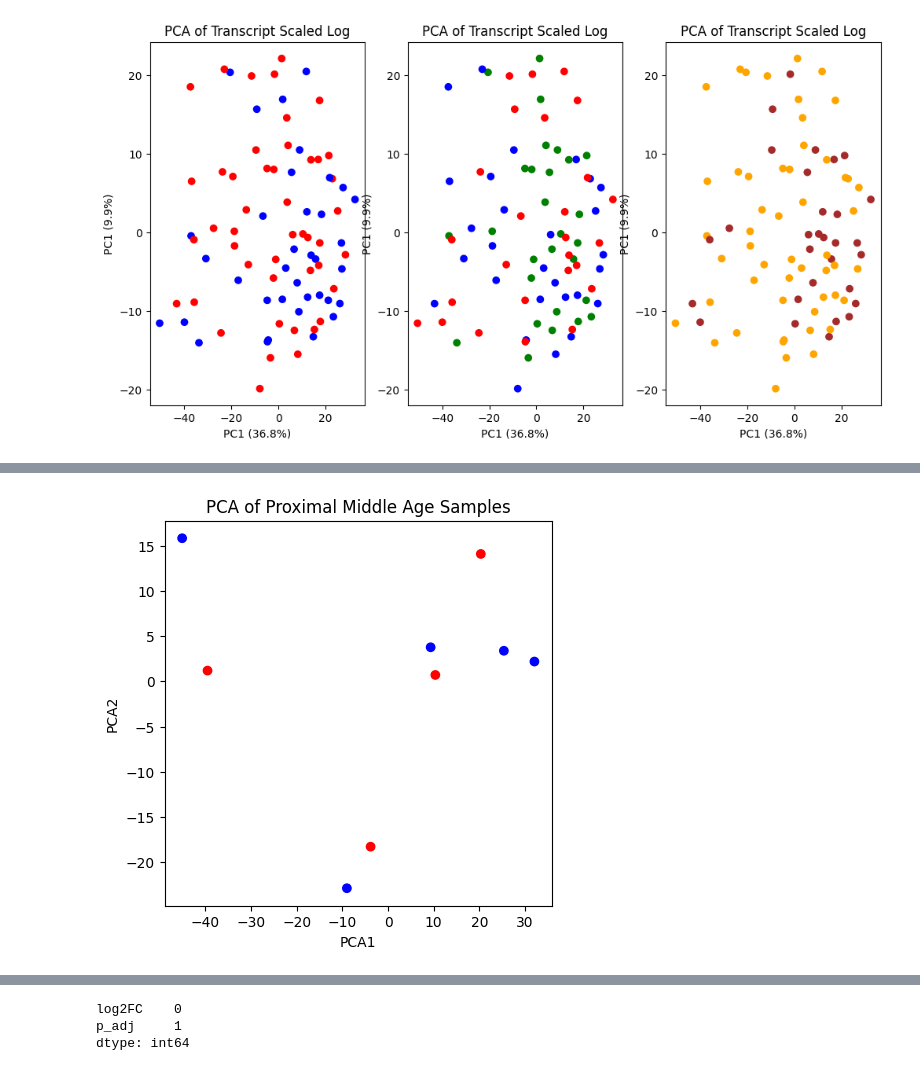
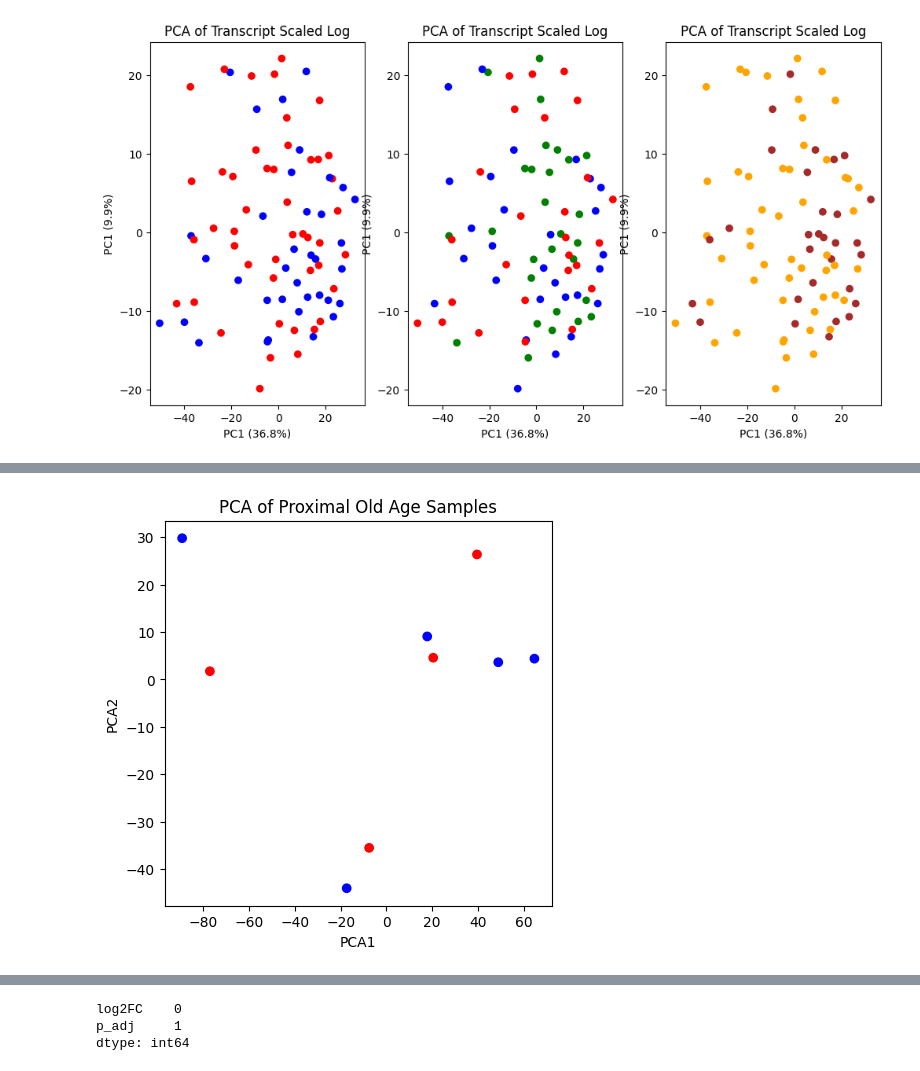
Before and after one commit to CadenBold/intestinal-omics, a Jupyter notebook: working.ipynb, the cells around one changed output, grey strips where cells are left out. Saved outputs shown, nothing was run; the diff lists cells and outputs as text; code cells hidden in the pictures.

```diff
--- a/working.ipynb
+++ b/working.ipynb
@@ -511,21 +626,21 @@ plt.show()
 # %%
 # PCA of Proximal Middle Age
 proximal_old_pca = pca.fit_transform(transcript_old_proximal.T)
 
 #age_map = {'Young': 'green', 'Middle age':'blue', 'Old': 'red'}
 #colors_age = metadata.loc[transcript_proximal.columns, 'Age'].map(age_map)
 
 gender_map = {'Male':'blue', 'Female':'red'}
 colors_gender = metadata.loc[transcript_old_proximal.columns, 'Gender'].map(gender_map)
 
 plt.figure(figsize=(5,5))
 plt.scatter(proximal_old_pca[:,0],proximal_old_pca[:,1],c=colors_gender)
 plt.xlabel("PCA1")
 plt.ylabel("PCA2")
-plt.title("PCA of Proximal Middle Age Samples")
+plt.title("PCA of Proximal Old Age Samples")
 plt.show()
 # %% [output]
-[figure, old version]
+[figure, new version]
 # %%
 import matplotlib.pyplot as plt
 from matplotlib.patches import Patch
```
Also changed, not shown: parts of 25 cells of this notebook.
